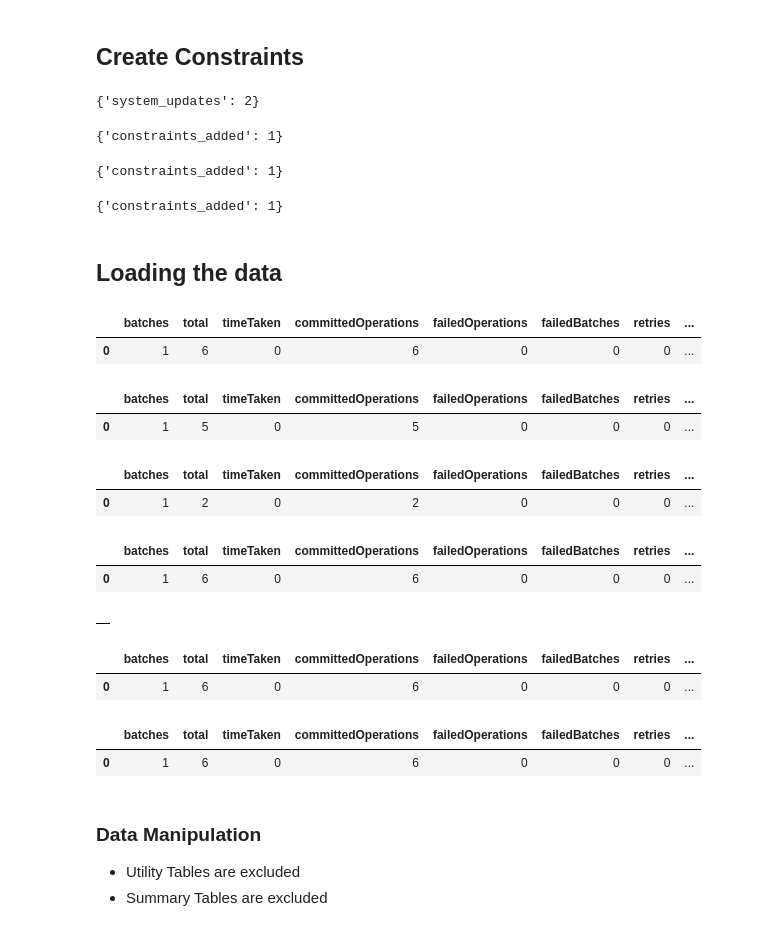
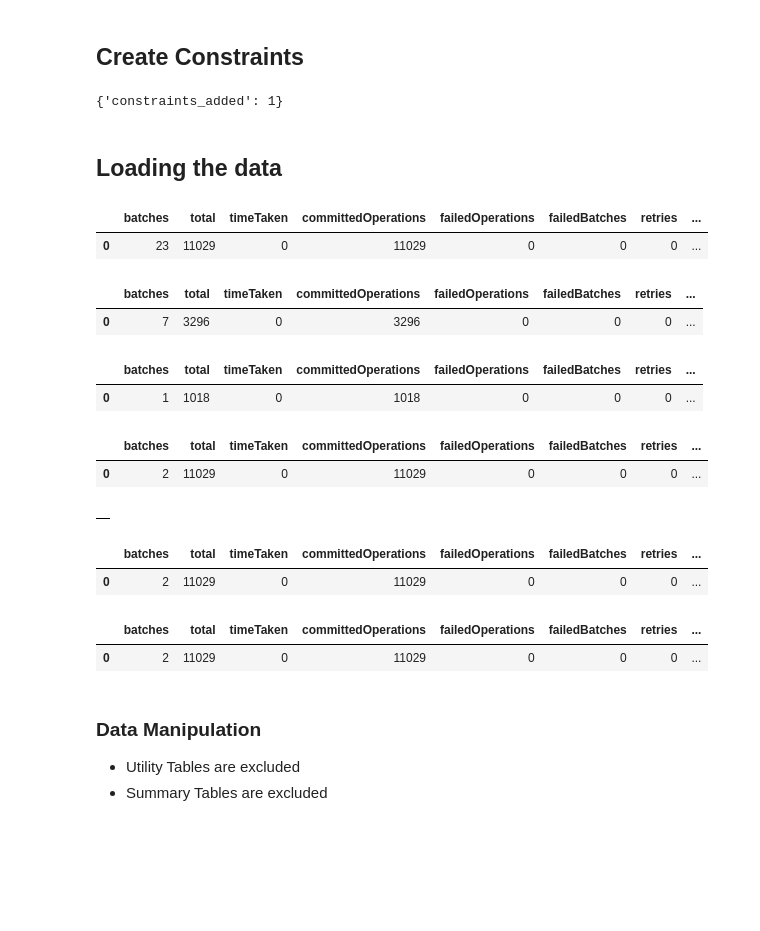
Before and after one commit to CurryDigital/data-lineage-tool, a Jupyter notebook: C1. Graph Ingestion_SP.ipynb, the cells around one changed output. Drawn from its saved outputs; the diff is of its cells as text; code cells hidden in the pictures; blank space fills up the shorter version.

```diff
--- a/C1. Graph Ingestion_SP.ipynb
+++ b/C1. Graph Ingestion_SP.ipynb
@@ -38,17 +20,13 @@ display.Image("PICTURE/A6_1.png")
 # %%
 #This line will replace the DROP the existing database, use with care
 
-display(graph.run("CREATE OR REPLACE DATABASE neo4j").stats())
+graph.run("CREATE OR REPLACE DATABASE neo4j").stats()
+
+graph.run("CREATE CONSTRAINT ON (s:SP) ASSERT s.SP_ID is unique").stats()
+graph.run("CREATE CONSTRAINT ON (t:TABLE) ASSERT t.TABLE_ID is unique").stats()
+graph.run("CREATE CONSTRAINT ON (v:VIEW) ASSERT v.VW_ID is unique").stats()
 # %% [output]
-{'system_updates': 2}
+{'constraints_added': 1}
-# %%
-display(graph.run("CREATE CONSTRAINT ON (s:SP) ASSERT s.SP_ID is unique").stats())
-display(graph.run("CREATE CONSTRAINT ON (t:TABLE) ASSERT t.TABLE_ID is unique").stats())
-display(graph.run("CREATE CONSTRAINT ON (v:VIEW) ASSERT v.VW_ID is unique").stats())
-# %% [output]
-{'constraints_added': 1}
-{'constraints_added': 1}
-{'constraints_added': 1}
 # %% [markdown]
 ## Loading the data
 # %%
@@ -84,34 +62,30 @@ CALL apoc.periodic.iterate(
 graph.run(query).to_data_frame()
 # %% [output]
 |  | batches | total | timeTaken | committedOperations | failedOperations | failedBatches | retries | ... |
-| 0 | 1 | 6 | 0 | 6 | 0 | 0 | 0 | ... |
+| 0 | 23 | 11029 | 0 | 11029 | 0 | 0 | 0 | ... |
 # %%
 query = """
 //Loading the Table Node (Using Table Master File)
 CALL apoc.periodic.iterate(
-    "CALL apoc.load.csv('file:///tableList.csv') YIELD map AS row RETURN row",
+    "CALL apoc.load.csv('file:///graph_input_table.csv') YIELD map AS row RETURN row",
     "WITH
-        toUpper(row.database) AS DATABASE,
-        toUpper(row.schema) AS SCHEMA,
-        toUpper(row.name) AS NAME,
-        toUpper(row.type) AS TYPE,
-        toUpper(COALESCE(row.schema ,'') + '.' + COALESCE(row.name ,'')) AS TABLE_ID
+        toUpper(row.TABLE_SCHEMA) AS TABLE_SCHEMA,
+        toUpper(row.TABLE_NAME) AS TABLE_NAME,
+        toUpper(COALESCE(row.TABLE_SCHEMA ,'') + '.' + COALESCE(row.TABLE_NAME ,'')) AS TABLE_ID
 
     MERGE (t:TABLE {TABLE_ID : TABLE_ID})
     ON CREATE SET
-        t.NAME  = NAME,
-        t.SCHEMA = SCHEMA,
-        t.TYPE = TYPE,
-        t.DATABASE = DATABASE
+        t.TABLE_SCHEMA  = TABLE_SCHEMA,
+        t.TABLE_NAME = TABLE_NAME
         ",
     {batchSize: 500}
 );
 
 """
 graph.run(query).to_data_frame()
 # %% [output]
 |  | batches | total | timeTaken | committedOperations | failedOperations | failedBatches | retries | ... |
-| 0 | 1 | 5 | 0 | 5 | 0 | 0 | 0 | ... |
+| 0 | 7 | 3296 | 0 | 3296 | 0 | 0 | 0 | ... |
 # %%
 query = """
 //Loading the View Node
@@ -130,7 +104,7 @@ UNWIND COLLECTION as COLLECT
     MERGE (v:VIEW {VW_ID : COLLECT.VW_ID})
     ON CREATE SET
         v.NAME  = COLLECT.VW_NAME,
-        v.SCHEMA = COLLECT.VW_SCHEMA,
+        v.TABLE_SCHEMA = COLLECT.VW_SCHEMA,
         v.TYPE = 'VIEW',
     //    v.SYNTAX = COLLECT.SYNTAX,
         v.SYNTAX_WORDCOUNT = COLLECT.SYNTAX_WORDCOUNT
@@ -167,7 +141,7 @@ UNWIND COLLECTION as COLLECT
 graph.run(query).to_data_frame()
 # %% [output]
 |  | batches | total | timeTaken | committedOperations | failedOperations | failedBatches | retries | ... |
-| 0 | 1 | 2 | 0 | 2 | 0 | 0 | 0 | ... |
+| 0 | 1 | 1018 | 0 | 1018 | 0 | 0 | 0 | ... |
 # %%
 query = """
 //Loading the SP-VIEW relationship
@@ -196,7 +170,7 @@ UNWIND COLLECTION as COLLECT
 graph.run(query).to_data_frame()
 # %% [output]
 |  | batches | total | timeTaken | committedOperations | failedOperations | failedBatches | retries | ... |
-| 0 | 1 | 6 | 0 | 6 | 0 | 0 | 0 | ... |
+| 0 | 2 | 11029 | 0 | 11029 | 0 | 0 | 0 | ... |
 # %%
 
 #Now link back the SP-View-Table relationship
@@ -249,7 +223,7 @@ CALL apoc.do.when(COLLECT.REGEX_TYPE = 'INSERT_UPDATE',
 graph.run(query).to_data_frame()
 # %% [output]
 |  | batches | total | timeTaken | committedOperations | failedOperations | failedBatches | retries | ... |
-| 0 | 1 | 6 | 0 | 6 | 0 | 0 | 0 | ... |
+| 0 | 2 | 11029 | 0 | 11029 | 0 | 0 | 0 | ... |
 # %%
 query = """
 //Loading the SP-SP relationship
@@ -265,7 +239,7 @@ CALL apoc.periodic.iterate(
 UNWIND COLLECTION as COLLECT
 
         MATCH (s1:SP {SP_ID : COLLECT.SP_ID})
-        MATCH (s2:SP {SP_ID: COLLECT.SP_ID})
+        MATCH (s2:SP {SP_ID: COLLECT.TABLE_FULL_NAME})
 
         with s1, s2, COLLECT
         CALL apoc.do.when(COLLECT.REGEX_TYPE = 'EXEC',
@@ -282,7 +256,7 @@ UNWIND COLLECTION as COLLECT
 graph.run(query).to_data_frame()
 # %% [output]
 |  | batches | total | timeTaken | committedOperations | failedOperations | failedBatches | retries | ... |
-| 0 | 1 | 6 | 0 | 6 | 0 | 0 | 0 | ... |
+| 0 | 2 | 11029 | 0 | 11029 | 0 | 0 | 0 | ... |
 # %% [markdown]
 ### Data Manipulation
 - Utility Tables are excluded
```
Also changed, not shown: parts of 10 cells of this notebook, 5 other files.
